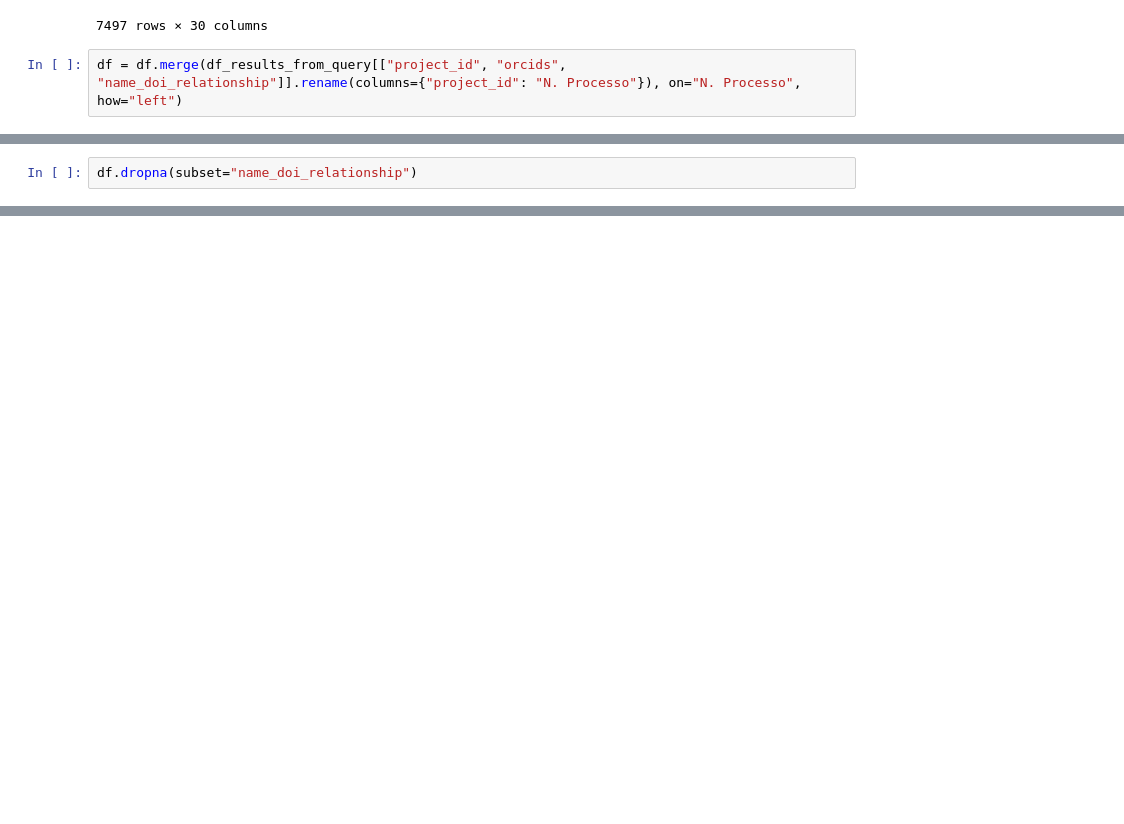
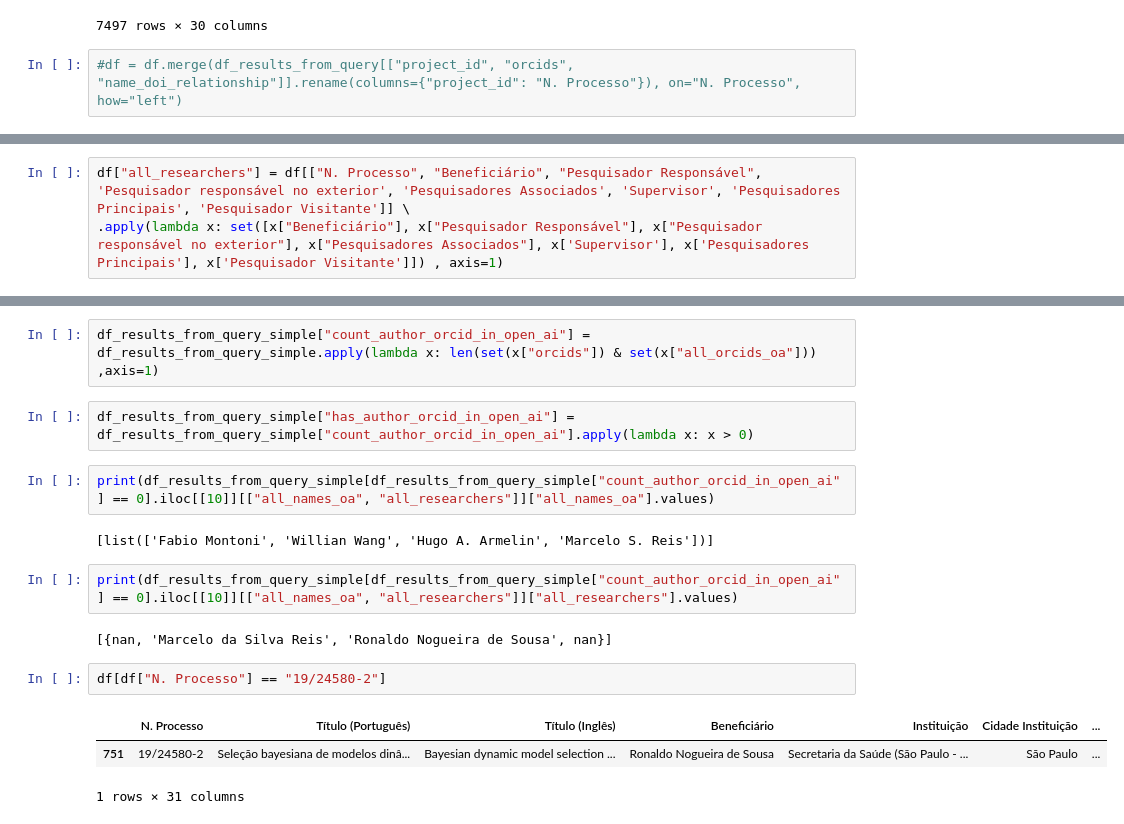
Before and after one commit to machadoprx/ml_applied_to_scientometrics, a Jupyter notebook: notebooks/00 - Fapesp Dataset Acquisition.ipynb, the cells around one changed output, grey strips where cells are left out. Drawn from its saved outputs; the diff is of its cells as text; blank space fills up the shorter version.

```diff
--- a/notebooks/00 - Fapesp Dataset Acquisition.ipynb
+++ b/notebooks/00 - Fapesp Dataset Acquisition.ipynb
@@ -127,4 +168,4 @@ df
 | 7496 | 92/02151-8 | Sistemas baseados em conhecimento... | NaN | Maria Carolina Monard | Universidade de São Paulo (USP). ... | São Carlos | ... |
 7497 rows × 30 columns
 # %%
-df = df.merge(df_results_from_query[["project_id", "orcids", "name_doi_relationship"]].rename(columns={"project_id": "N. Processo"}), on="N. Processo", how="left")
+#df = df.merge(df_results_from_query[["project_id", "orcids", "name_doi_relationship"]].rename(columns={"project_id": "N. Processo"}), on="N. Processo", how="left")
@@ -131,2 +225,3 @@ df = df.merge(df_results_from_query[["project_id", "orcids", "name_doi_relations
 # %%
-df.dropna(subset="name_doi_relationship")
+df["all_researchers"] = df[["N. Processo", "Beneficiário", "Pesquisador Responsável", 'Pesquisador responsável no exterior', 'Pesquisadores Associados', 'Supervisor', 'Pesquisadores Principais', 'Pesquisador Visitante']] \
+.apply(lambda x: set([x["Beneficiário"], x["Pesquisador Responsável"], x["Pesquisador responsável no exterior"], x["Pesquisadores Associados"], x['Supervisor'], x['Pesquisadores Principais'], x['Pesquisador Visitante']]) , axis=1)
@@ -147,3 +245,21 @@ df.dropna(subset="name_doi_relationship")
+# %%
+df_results_from_query_simple["count_author_orcid_in_open_ai"] = df_results_from_query_simple.apply(lambda x: len(set(x["orcids"]) & set(x["all_orcids_oa"])) ,axis=1)
+# %%
+df_results_from_query_simple["has_author_orcid_in_open_ai"] = df_results_from_query_simple["count_author_orcid_in_open_ai"].apply(lambda x: x > 0)
+# %%
+print(df_results_from_query_simple[df_results_from_query_simple["count_author_orcid_in_open_ai"] == 0].iloc[[10]][["all_names_oa", "all_researchers"]]["all_names_oa"].values)
+# %% [output]
+[list(['Fabio Montoni', 'Willian Wang', 'Hugo A. Armelin', 'Marcelo S. Reis'])]
+# %%
+print(df_results_from_query_simple[df_results_from_query_simple["count_author_orcid_in_open_ai"] == 0].iloc[[10]][["all_names_oa", "all_researchers"]]["all_researchers"].values)
+# %% [output]
+[{nan, 'Marcelo da Silva Reis', 'Ronaldo Nogueira de Sousa', nan}]
+# %%
+df[df["N. Processo"] == "19/24580-2"]
+# %% [output]
+|  | N. Processo | Título (Português) | Título (Inglês) | Beneficiário | Instituição | Cidade Instituição | ... |
+| 751 | 19/24580-2 | Seleção bayesiana de modelos dinâ... | Bayesian dynamic model selection ... | Ronaldo Nogueira de Sousa | Secretaria da Saúde (São Paulo - ... | São Paulo | ... |
+1 rows × 31 columns
 # %%
 Authors()["https://orcid.org/0000-0002-5591-3750"]
 # %% [output]
```
Also changed, not shown: parts of 15 cells of this notebook.
